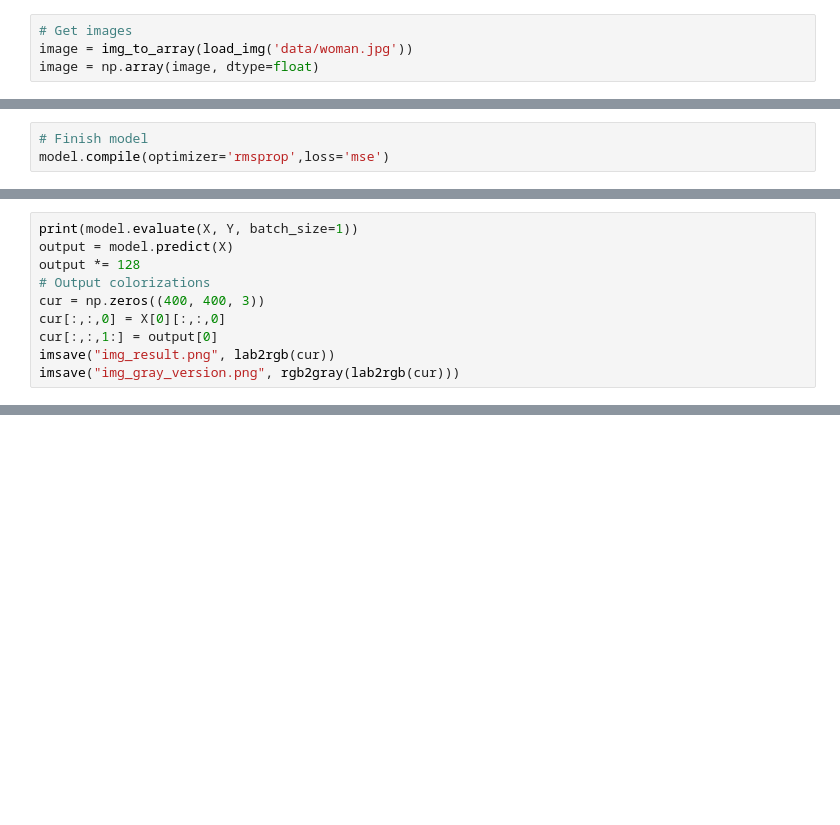
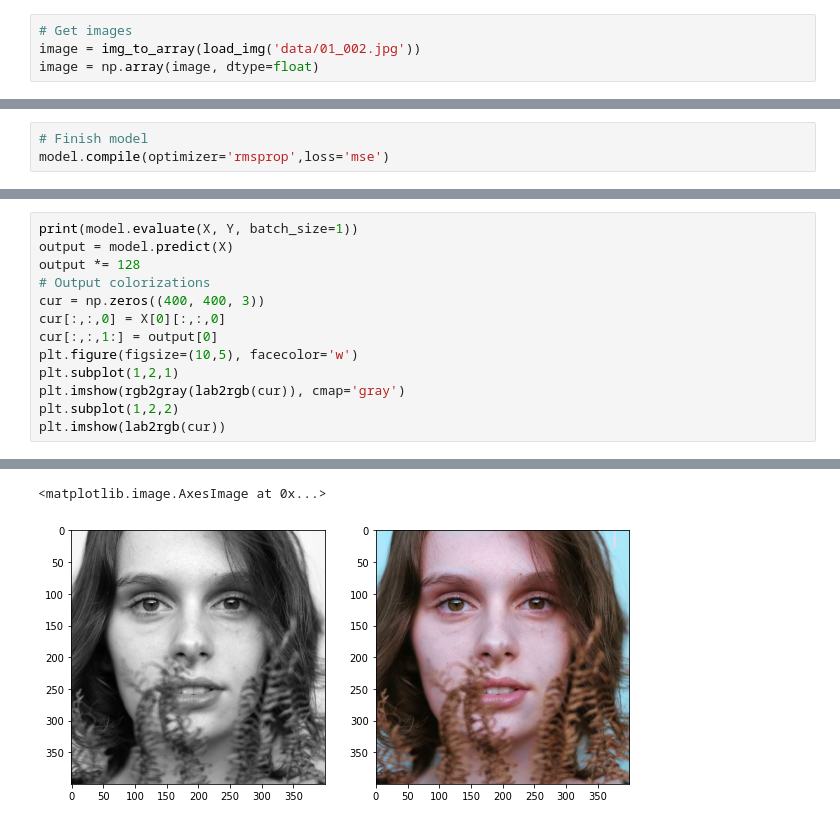
Before and after one commit to JJZHK-AI/AIKnowledgeBase, a Jupyter notebook: 03.深度学习/11.其它好玩儿的/alpha_version_notebook.ipynb, the cells around one changed output, grey strips where cells are left out. Saved outputs shown, nothing was run; the diff lists cells and outputs as text; blank space fills up the shorter version.

```diff
--- a/03.深度学习/11.其它好玩儿的/alpha_version_notebook.ipynb
+++ b/03.深度学习/11.其它好玩儿的/alpha_version_notebook.ipynb
@@ -15,6 +14,6 @@ Using TensorFlow backend.
 # %%
 # Get images
-image = img_to_array(load_img('data/woman.jpg'))
+image = img_to_array(load_img('data/01_002.jpg'))
 image = np.array(image, dtype=float)
 # %%
 X = rgb2lab(1.0/255*image)[:,:,0]
@@ -56,5 +72,9 @@ output *= 128
 cur = np.zeros((400, 400, 3))
 cur[:,:,0] = X[0][:,:,0]
 cur[:,:,1:] = output[0]
-imsave("img_result.png", lab2rgb(cur))
-imsave("img_gray_version.png", rgb2gray(lab2rgb(cur)))
+plt.figure(figsize=(10,5), facecolor='w')
+plt.subplot(1,2,1)
+plt.imshow(rgb2gray(lab2rgb(cur)), cmap='gray')
+plt.subplot(1,2,2)
+plt.imshow(lab2rgb(cur))
+# %% [output]
@@ -60,0 +83,2 @@ imsave("img_gray_version.png", rgb2gray(lab2rgb(cur)))
+<matplotlib.image.AxesImage at 0x...>
+[figure, added]
```
Also changed, not shown: parts of 3 cells of this notebook, 1 other file.
